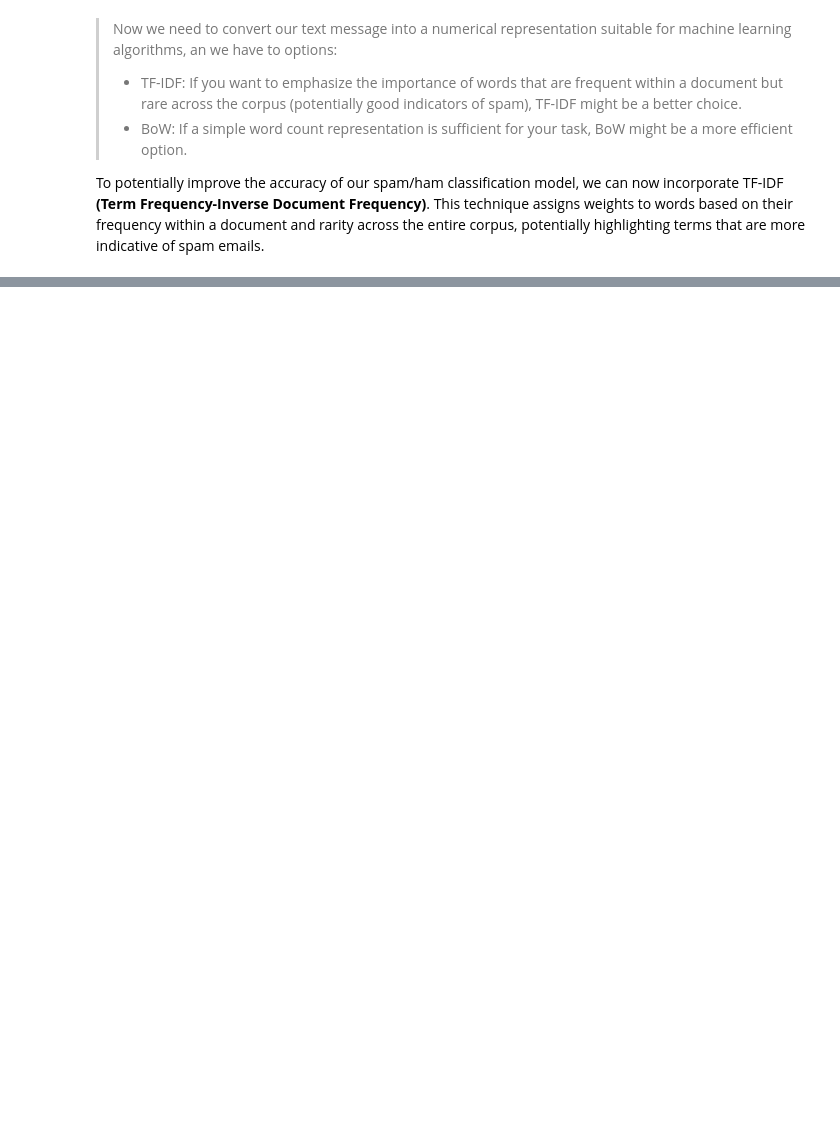
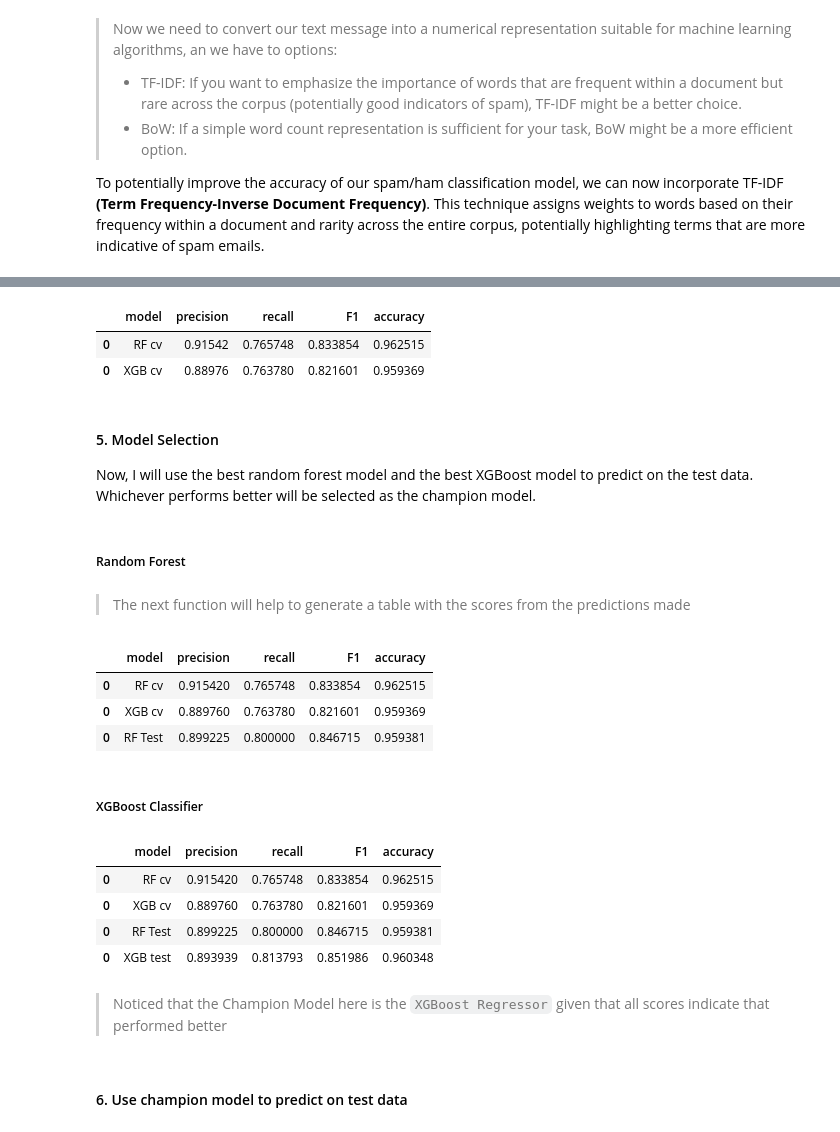
Before and after one commit to CarlosMEbratt/Spam-detection, a Jupyter notebook: main.ipynb, the cells around one changed output, grey strips where cells are left out. Saved outputs shown, nothing was run; the diff lists cells and outputs as text; code cells hidden in the pictures; blank space fills up the shorter version.

```diff
--- a/main.ipynb
+++ b/main.ipynb
@@ -421,0 +643,15 @@ X = X.toarray()
+# %%
+# Call 'make_results()' on the GridSearch object
+xgb_cv_results = make_results('XGB cv', xgb_cv, 'f1')
+results = pd.concat([results, xgb_cv_results], axis=0)
+results
+# %% [output]
+|  | model | precision | recall | F1 | accuracy |
+| 0 | RF cv | 0.91542 | 0.765748 | 0.833854 | 0.962515 |
+| 0 | XGB cv | 0.88976 | 0.763780 | 0.821601 | 0.959369 |
+# %% [markdown]
+#### 5. Model Selection
+
+Now, I will use the best random forest model and the best XGBoost model to predict on the test data. Whichever performs better will be selected as the champion model.
+# %% [markdown]
+##### Random Forest
@@ -421,0 +661,64 @@ X = X.toarray()
+# %% [markdown]
+> The next function will help to generate a table with the scores from the predictions made
+# %%
+from sklearn.metrics import accuracy_score, precision_score, recall_score,f1_score
+
+def get_test_scores(model_name:str, preds, y_test_data):
+    '''
+    Generate a table of test scores.
+
+    In:
+        model_name (string): Your choice: how the model will be named in the output table
+        preds: numpy array of test predictions
+        y_test_data: numpy array of y_test data
+
+    Out:
+        table: a pandas df of precision, recall, f1, and accuracy scores for your model
+    '''
+    accuracy = accuracy_score(y_test_data, preds)
+    precision = precision_score(y_test_data, preds)
+    recall = recall_score(y_test_data, preds)
+    f1 = f1_score(y_test_data, preds)
+
+    table = pd.DataFrame({'model': [model_name],
+                          'precision': [precision],
+                          'recall': [recall],
+                          'F1': [f1],
+                          'accuracy': [accuracy]
+                          })
+
+    return table
+# %%
+# Get validation scores for RF model
+rf_val_scores = get_test_scores('RF Test', rf_test_preds, y_test)
+
+# Append to the results table
+results = pd.concat([results, rf_val_scores], axis=0)
+results
+# %% [output]
+|  | model | precision | recall | F1 | accuracy |
+| 0 | RF cv | 0.915420 | 0.765748 | 0.833854 | 0.962515 |
+| 0 | XGB cv | 0.889760 | 0.763780 | 0.821601 | 0.959369 |
+| 0 | RF Test | 0.899225 | 0.800000 | 0.846715 | 0.959381 |
+# %% [markdown]
+##### XGBoost Classifier
+# %%
+# Use XGBoost model to predict on test data
+xgb_test_preds = xgb_cv.best_estimator_.predict(X_test)
+
+# Get test scores for XGBoost model
+xgb_test_scores = get_test_scores('XGB test', xgb_test_preds, y_test)
+
+# Append to the results table
+results = pd.concat([results, xgb_test_scores], axis=0)
+results
+# %% [output]
+|  | model | precision | recall | F1 | accuracy |
+| 0 | RF cv | 0.915420 | 0.765748 | 0.833854 | 0.962515 |
+| 0 | XGB cv | 0.889760 | 0.763780 | 0.821601 | 0.959369 |
+| 0 | RF Test | 0.899225 | 0.800000 | 0.846715 | 0.959381 |
+| 0 | XGB test | 0.893939 | 0.813793 | 0.851986 | 0.960348 |
+# %% [markdown]
+> Noticed that the Champion Model here is the `XGBoost Regressor` given that all scores indicate that performed better
+# %% [markdown]
+#### 6. Use champion model to predict on test data
```
Also changed, not shown: parts of 32 cells of this notebook.
